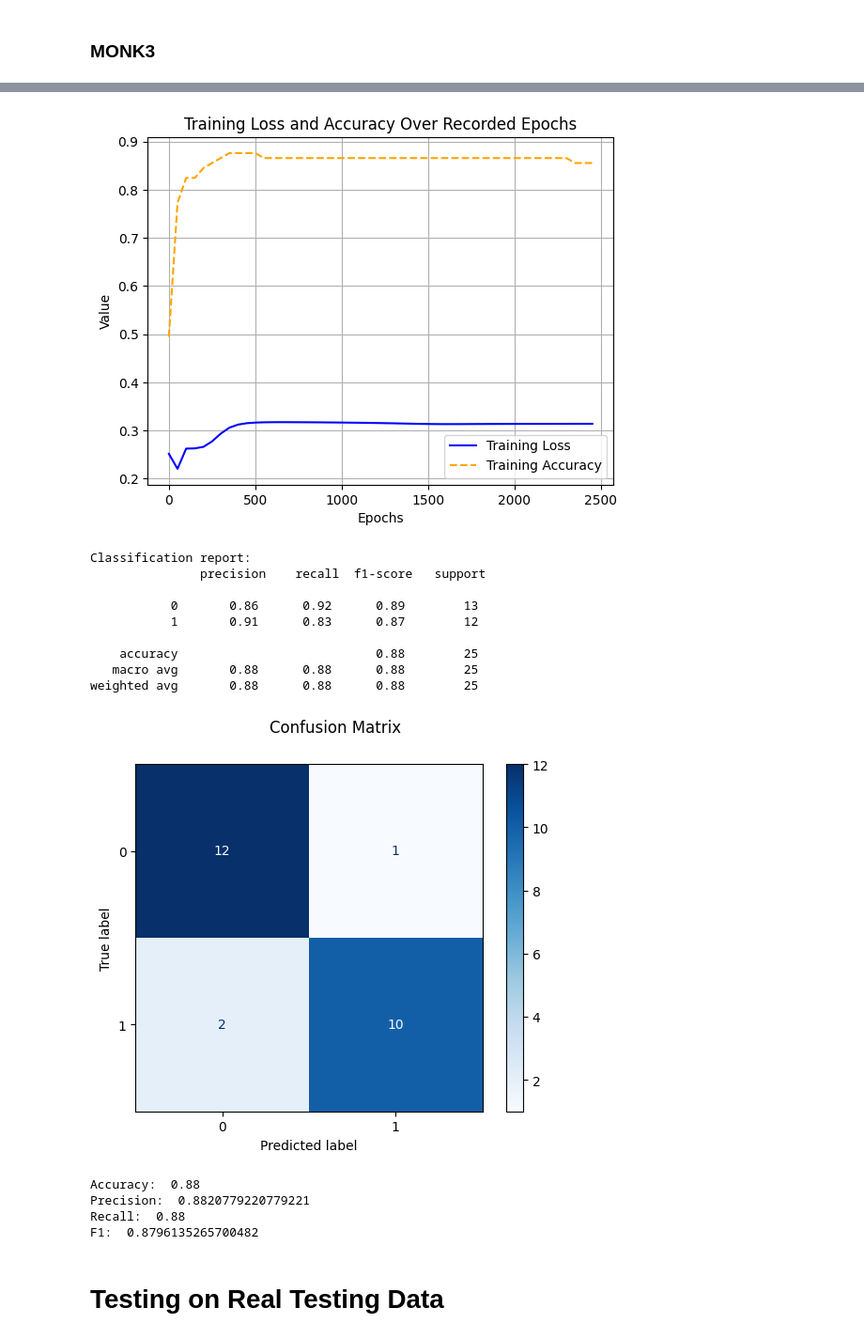
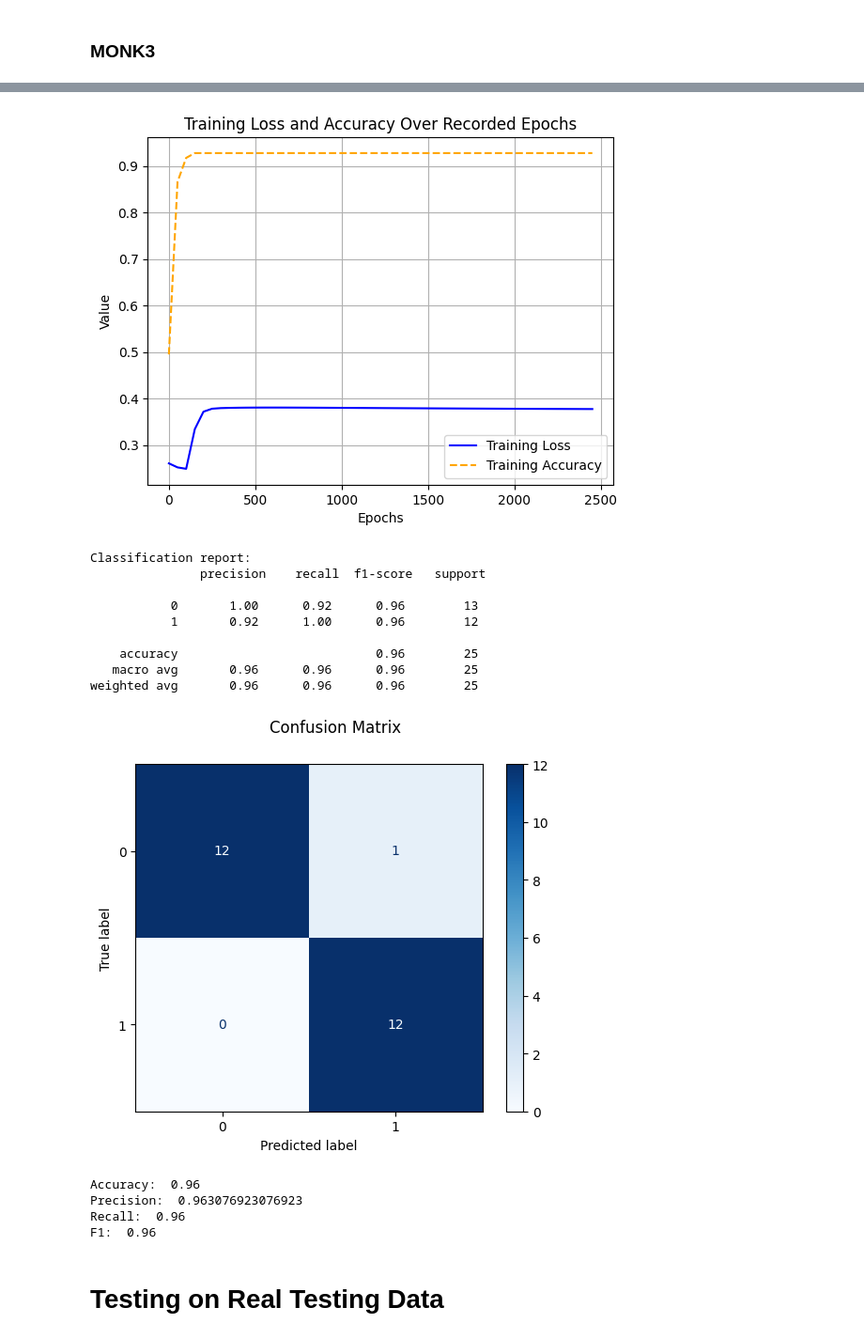
Before and after one commit to mary-alrayes/ml_project, a Jupyter notebook: ml_project.ipynb, the cells around one changed output, grey strips where cells are left out. Shown at 94% size. Saved outputs shown, nothing was run; the diff lists cells and outputs as text; code cells hidden in the pictures.

```diff
--- a/ml_project.ipynb
+++ b/ml_project.ipynb
@@ -1297,3 +1192,20 @@ print(monk1_act_vs_pred)
 24       0          0
 # %% [markdown]
 ### MONK2
+# %%
+#reshape train_X, train_Y, validation_X
+monk2_train_X = np.array(monk2_train_X)
+monk2_train_Y = np.array(monk2_train_Y)
+
+X = monk2_train_X.reshape(monk2_train_X.shape[0], -1)
+y = monk2_train_Y.reshape(-1, 1)
+
+monk2_validation_X = np.array(monk2_validation_X)
+monk2_validation_Y = np.array(monk2_validation_Y)
+
+monk2_validation_X = monk2_validation_X.reshape(monk2_validation_X.shape[0], -1)
+
+print(f"train X shape: {X.shape}")
+print(f"train Y shape: {y.shape}")
+
+print(f"val X shape: {monk2_validation_X.shape}")
@@ -1401,2 +1311,18 @@ F1:  0.4840579710144927
 # %% [markdown]
 ### MONK3
+# %%
+#reshape train_X, train_Y, validation_X
+monk3_train_X = np.array(monk3_train_X)
+monk3_train_Y = np.array(monk3_train_Y)
+
+X = monk3_train_X.reshape(monk3_train_X.shape[0], -1)
+y = monk3_train_Y.reshape(-1, 1)
+
+monk3_validation_X = np.array(monk3_validation_X)
+monk3_validation_Y = np.array(monk3_validation_Y)
+monk3_validation_X = monk3_validation_X.reshape(monk3_validation_X.shape[0], -1)
+
+print(f"train X shape: {X.shape}")
+print(f"train Y shape: {y.shape}")
+
+print(f"val X shape: {monk3_validation_X.shape}")
@@ -1403,8 +1333,4 @@ F1:  0.4840579710144927
 # %%
-X = monk3_train_X
-y = monk3_train_Y.reshape(-1, 1)
-
-
 # Define the parameter grid
 param_grid = {
     'learning_rate': [0.01, 0.05, 0.1, 0.2],  # Learning rate values
@@ -1420,7 +1346,7 @@ def accuracy_score_custom(nn_model, X, y):
     return np.mean(predictions == y)
 
 # Initialize the Search class for grid search
-search = Search(CustomNeuralNetwork, param_grid, accuracy_score_custom, activation_type= ActivationType.SIGMOID)
+search = Search(CustomNeuralNetwork, param_grid, accuracy_score_custom, activation_type= ActivationType.SIGMOID, regularization_type=RegularizationType.L2)
 
 # Perform grid search on the learning rate
 print("Performing Grid Search...")
@@ -1447,14 +1373,13 @@ Best Parameters: {'learning_rate': 0.2, 'momentum': 0.9, 'lambd': 0.005}, Best S
 # %%
-
 # Define the network with dynamic hidden layers
-nn3 = CustomNeuralNetwork(input_size=6,
+nn3 = CustomNeuralNetwork(input_size=X.shape[1],
                          hidden_layers=[4],
                          output_size=1,
                          activationType=ActivationType.SIGMOID,
                          learning_rate=best_params['learning_rate'],
                          momentum=best_params['momentum'],
                          lambd=best_params['lambd'],
-
+                         regularizationType=RegularizationType.L2
                          )
 
 # Train the network
@@ -1488,18 +1413,18 @@ customClassificationReport(monk3_validation_Y, monk3_test_nn_predictions)
-[figure, old version]
+[figure, new version]
 Classification report:
                precision    recall  f1-score   support
 
-           0       0.86      0.92      0.89        13
-           1       0.91      0.83      0.87        12
+           0       1.00      0.92      0.96        13
+           1       0.92      1.00      0.96        12
 
-    accuracy                           0.88        25
-   macro avg       0.88      0.88      0.88        25
-weighted avg       0.88      0.88      0.88        25
+    accuracy                           0.96        25
+   macro avg       0.96      0.96      0.96        25
+weighted avg       0.96      0.96      0.96        25
-[figure, old version]
+[figure, new version]
-Accuracy:  0.88
-Precision:  0.8820779220779221
-Recall:  0.88
-F1:  0.8796135265700482
+Accuracy:  0.96
+Precision:  0.963076923076923
+Recall:  0.96
+F1:  0.96
 # %% [markdown]
 #  Testing on Real Testing Data
 # %% [markdown]
```
Also changed, not shown: parts of 48 cells of this notebook.
